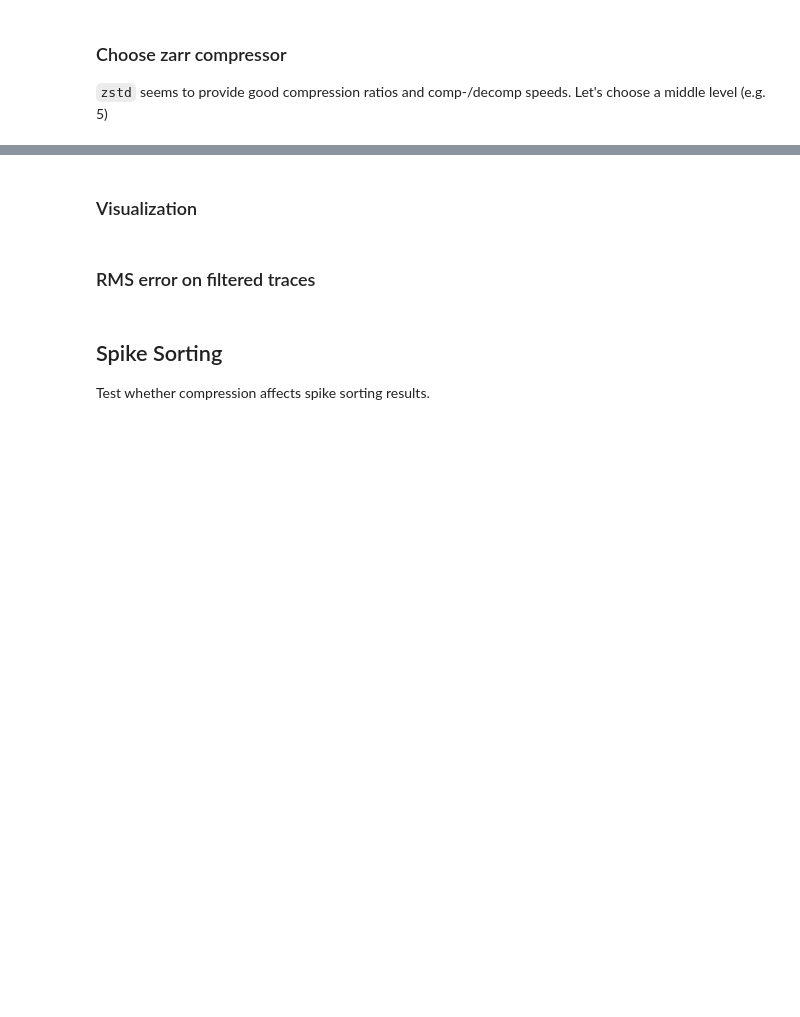
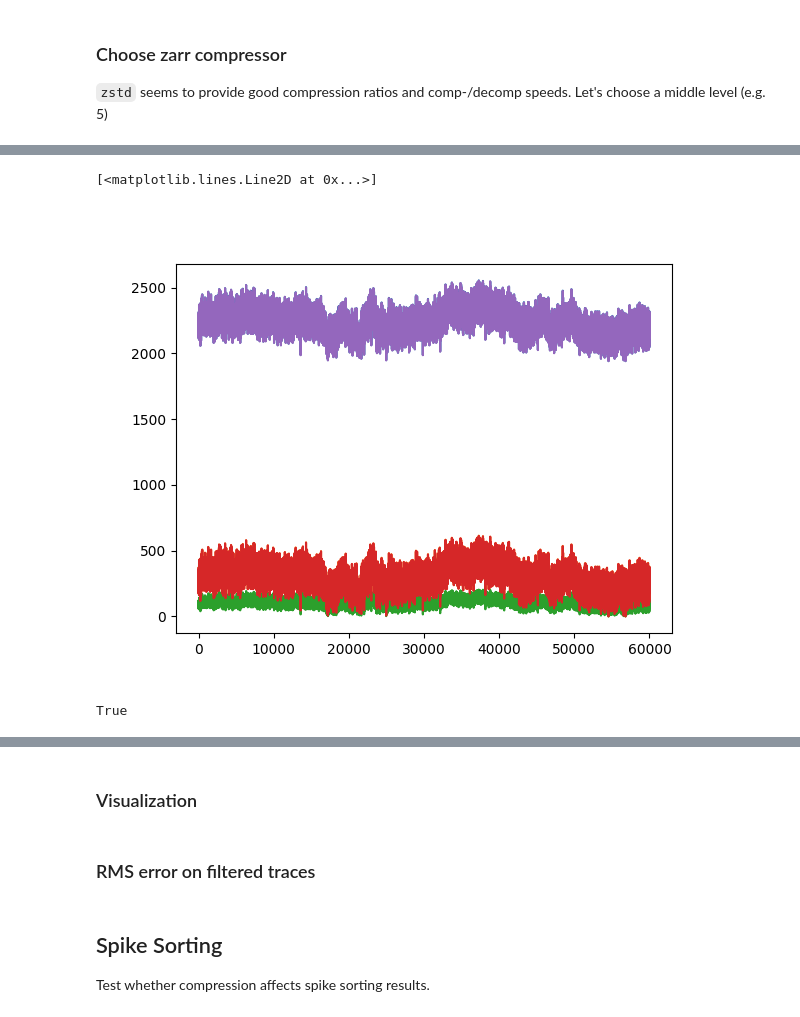
Before and after one commit to AllenNeuralDynamics/ephys-compression, a Jupyter notebook: notebooks/zarr-compression.ipynb, the cells around one changed output, grey strips where cells are left out. Cells and saved outputs as stored; diff of their text form; code cells hidden in the pictures; blank space fills up the shorter version.

```diff
--- a/notebooks/zarr-compression.ipynb
+++ b/notebooks/zarr-compression.ipynb
@@ -86,4 +228,4 @@ blosc.use_threads = True
 trunc_bits = [0, 1, 2, 3, 4, 5, 6, 7, 8]
 
 # optionally define stub as the number of seconds to cut the recording (e.g. stub = 30)
-stub = 30
+stub = 2
@@ -89,0 +238,22 @@ stub = 30
+# %%
+if stub is not None:
+    end_frame = int(stub * rec.get_sampling_frequency())
+    rec_stub = rec.frame_slice(start_frame=0, end_frame=end_frame)
+else:
+    rec_stub = rec
+# %%
+lsb = 0
+num_random_chunks = 5
+channel_idxs = np.arange(rec_stub.get_num_channels())
+min_values = np.ones(len(channel_idxs), dtype=int) * 2000
+# for i in tqdm(range(num_random_chunks)):
+chunks_i2 = rec_stub.get_traces() #si.get_random_data_chunks(rec_stub, seed=i**2)
+for ch in channel_idxs:
+    unique_vals = np.unique(chunks_i2[:, ch])
+    unique_vals_abs = np.abs(unique_vals)
+    lsb_ = np.min(np.diff(np.sort(unique_vals)))
+    min_values[ch] = np.min([min_values[ch], np.min(unique_vals_abs)])
+    if lsb_ > lsb:
+        lsb = lsb_
+assert np.ptp(chunks_i2[:, ch]) <= lsb * (2 ** nbits)
+print(f"LSB int16 {lsb} --> {lsb * 0.195} uV")
@@ -89,0 +341,20 @@ stub = 30
+# %%
+tr_stub = rec_stub.get_traces()
+tr_stub_c = tr_stub - min_values
+tr_stub_g = (tr_stub_c / lsb).astype(int)
+tr_stub_g1 = tr_stub_g * lsb
+tr_stub_c1 = tr_stub_g1 + min_values
+# %%
+plt.figure()
+plt.plot(tr_stub[:, -2])
+plt.plot(tr_stub_c[:, -2])
+plt.plot(tr_stub_g[:, -2])
+plt.plot(tr_stub_g1[:, -2])
+plt.plot(tr_stub_c1[:, -2])
+# %% [output]
+[<matplotlib.lines.Line2D at 0x...>]
+[figure, added]
+# %%
+np.allclose(tr_stub, tr_stub_c1)
+# %% [output]
+True
```
Also changed, not shown: parts of 111 cells of this notebook, 4 other files.
